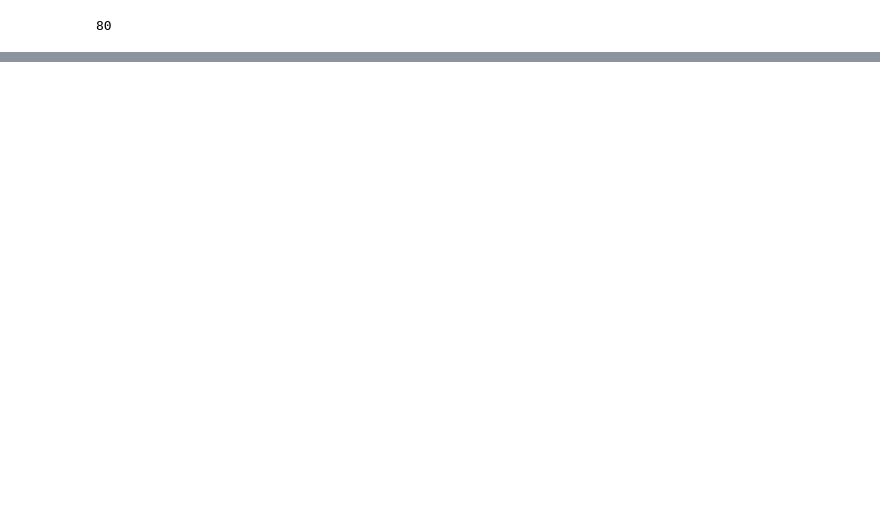
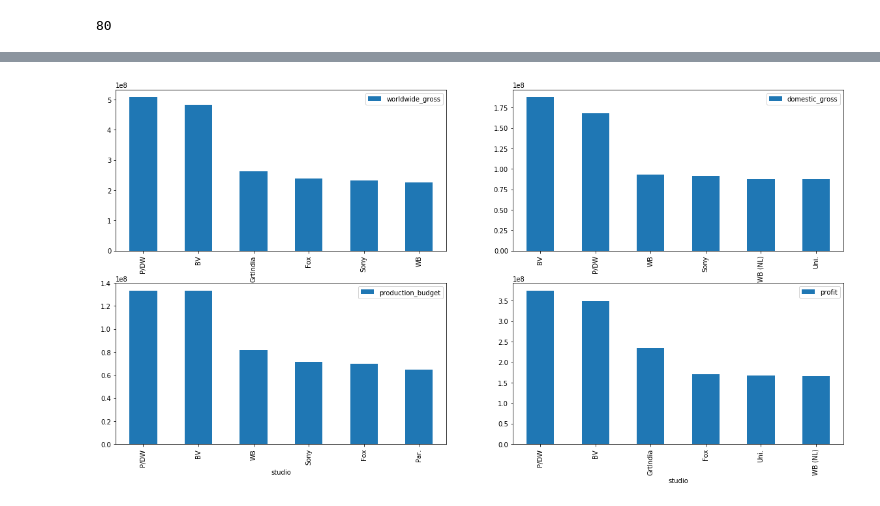
Before and after one commit to maxtingle11/Microsoft-Studios-Market-Analysis, a Jupyter notebook: Data Visualization.ipynb, the cells around one changed output, grey strips where cells are left out. Cells and saved outputs as stored; diff of their text form; code cells hidden in the pictures; blank space fills up the shorter version.

Commit message:
draft data visualization notebook and saved visualizations

```diff
--- a/Data Visualization.ipynb
+++ b/Data Visualization.ipynb
@@ -41,6 +42,10 @@ Index(['primary_title', 'original_title', 'start_year', 'runtime_minutes',
 # %%
 # creating a column of new metric that multiplies average_rating by num_votes
 df['rating_votes'] = df['average_rating'] * df['num_votes']
+# %%
+df['profit'] = df['worldwide_gross'] - df['production_budget']
+# %%
+df['action_or_adven_and_anime'] = (df['action'] & df['animation']) | (df['adventure'] & df['animation'])
 # %%
 len(df.studio.unique())
 # %% [output]
@@ -113,0 +73,27 @@ data.groupby('horror').count()
+# %%
+# Plotting a series of financial metrics
+# P/DW and BV are clearly the best performing
+# WB and Fox also appear in the top 6 in worldwide_gross, profit and rating*votes,
+# which were our primary metrics for success.
+# Those 4 were selected for deeper analysis
+plt.figure(figsize=(20, 10))
+
+ax1 = plt.subplot(221)
+df[['worldwide_gross', 'studio']].groupby(['studio']).mean().sort_values(
+    by=['worldwide_gross'], ascending=False).head(6).plot.bar(ax=ax1)
+
+ax2 = plt.subplot(222)
+df[['domestic_gross', 'studio']].groupby(['studio']).mean().sort_values(
+    by=['domestic_gross'], ascending=False).head(6).plot.bar(ax=ax2)
+
+ax3 = plt.subplot(223)
+df[['production_budget', 'studio']].groupby(['studio']).mean().sort_values(
+    by=['production_budget'], ascending=False).head(6).plot.bar(ax=ax3)
+
+ax4 = plt.subplot(224)
+df[['profit', 'studio']].groupby(['studio']).mean().sort_values(
+    by=['profit'], ascending=False).head(6).plot.bar(ax=ax4)
+
+plt.subplots_adjust(wspace=0.2)
+# %% [output]
+[figure, added]
```
Also changed, not shown: parts of 69 cells of this notebook, 5 other files.
